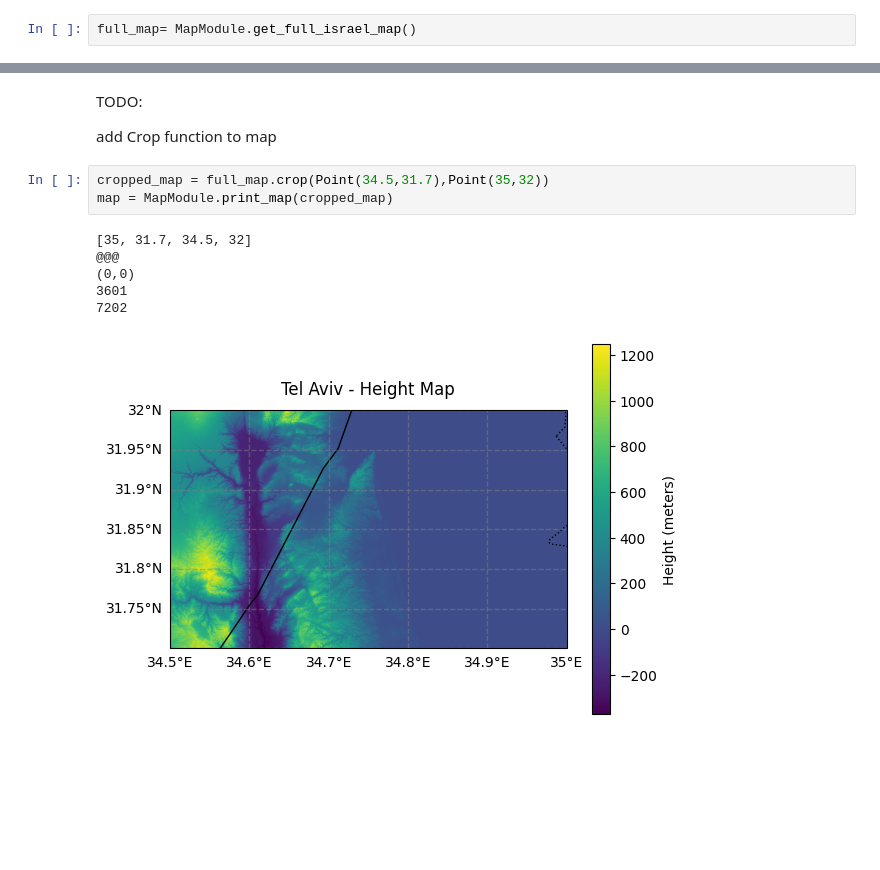
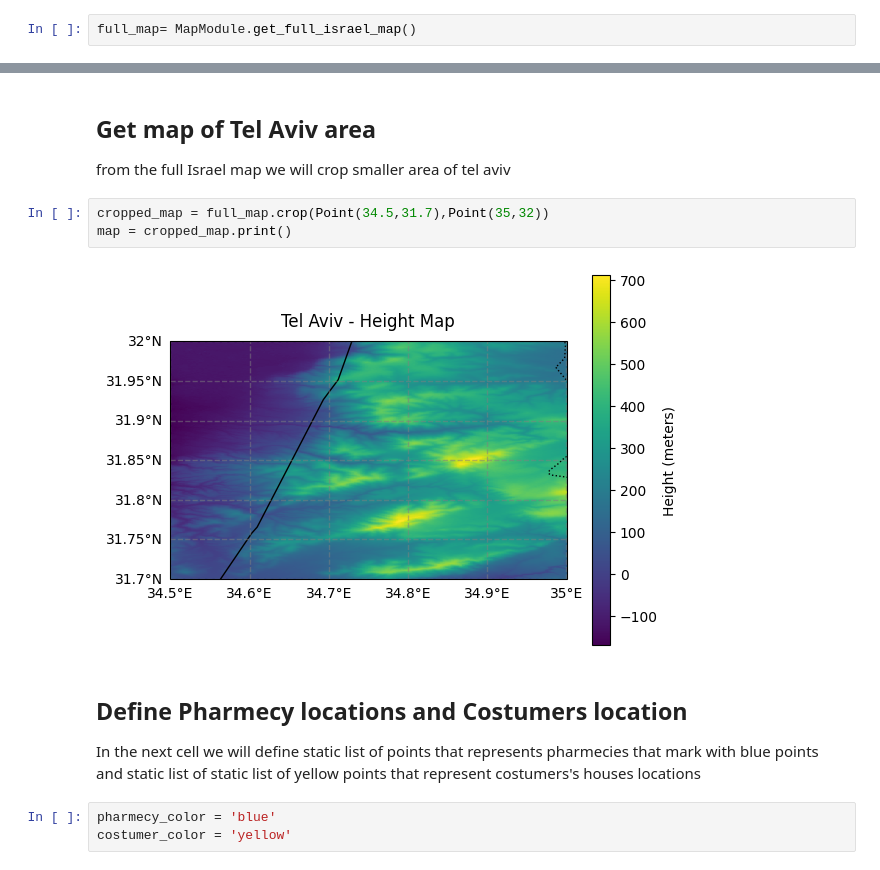
Before and after one commit to CatsPoo/Nevigation_Algorithems_Project, a Jupyter notebook: project.ipynb, the cells around one changed output, grey strips where cells are left out. Drawn from its saved outputs; the diff is of its cells as text; blank space fills up the shorter version.

Commit message:
fix some map issues add graph class start to build nevigation platform

```diff
--- a/project.ipynb
+++ b/project.ipynb
@@ -12,14 +14,16 @@ full_map= MapModule.get_full_israel_map()
-# %% [markdown]
-TODO:
-
-add Crop function to map
+# %% [markdown]
+## Get map of Tel Aviv area
+from the full Israel map we will crop smaller area of tel aviv
 # %%
 cropped_map = full_map.crop(Point(34.5,31.7),Point(35,32))
-map = MapModule.print_map(cropped_map)
+map = cropped_map.print()
 # %% [output]
-[35, 31.7, 34.5, 32]
-@@@
-(0,0)
-3601
-7202
-[figure, old version]
+[figure, new version]
+# %% [markdown]
+## Define Pharmecy locations and Costumers location
+
+
+In the next cell we will define static list of points that represents pharmecies that mark with blue points and static list of static list of yellow points that represent costumers's houses locations
+# %%
+pharmecy_color = 'blue'
+costumer_color = 'yellow'
```
Also changed, not shown: parts of 8 cells of this notebook, 3 other files.
